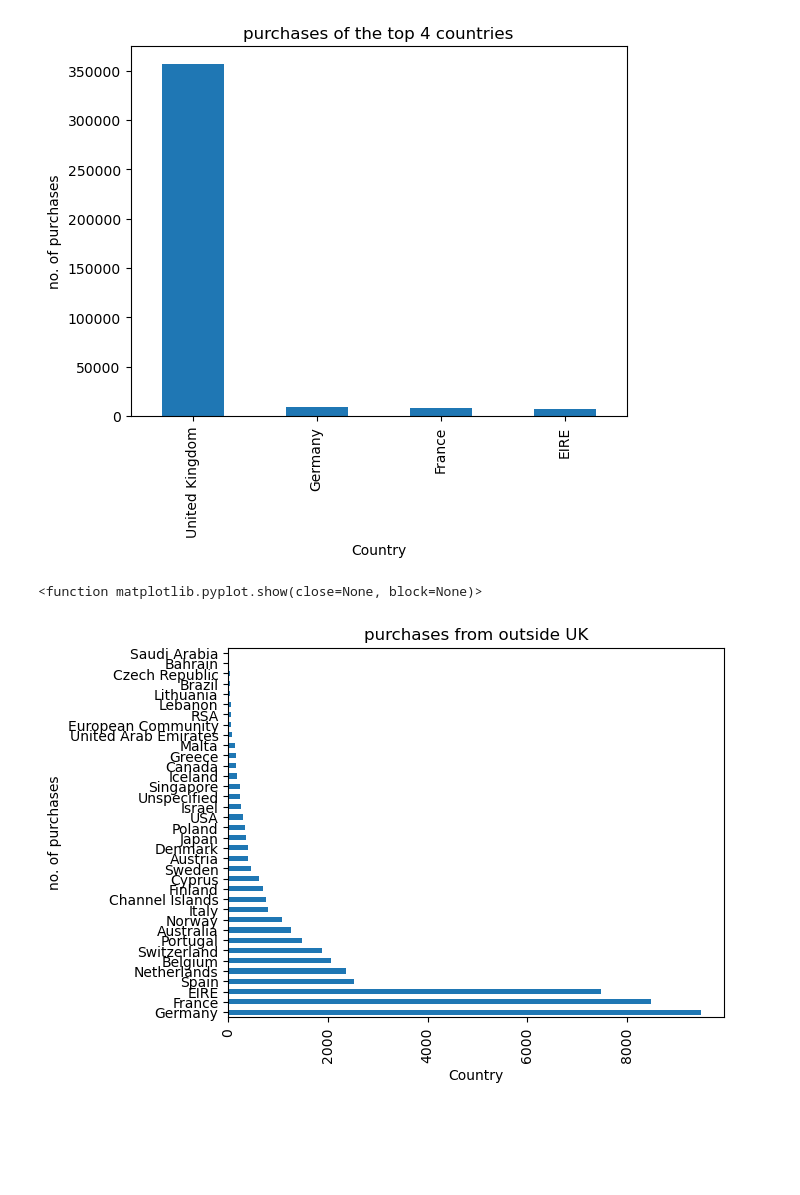
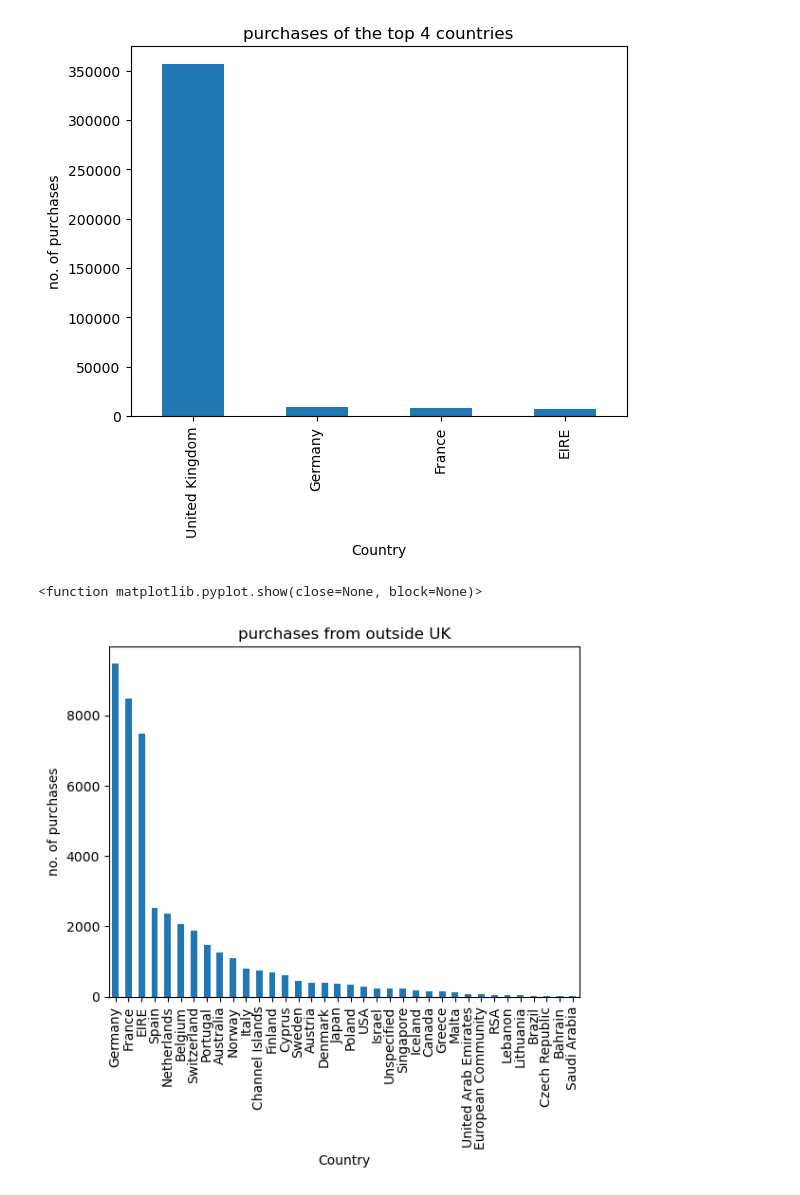
Before and after one commit to Nkoidila/learning_data_visualization, a Jupyter notebook: univariate_analysis.ipynb, the cells around one changed output. Drawn from its saved outputs; the diff is of its cells as text; code cells hidden in the pictures; blank space fills up the shorter version.

```diff
--- a/univariate_analysis.ipynb
+++ b/univariate_analysis.ipynb
@@ -155,13 +155,13 @@ plt.show
 # %%
 #plotting a bar chart showing purchases of other countries(excluding the main i.e UK)
 other_countries=country_purchases.iloc[1:]
 
-other_countries.plot(kind='barh')
+other_countries.plot(kind='bar')
 plt.xlabel('Country')
 plt.ylabel('no. of purchases')
 plt.xticks(rotation=90)
 plt.title('purchases from outside UK')
 plt.show
 # %% [output]
 <function matplotlib.pyplot.show(close=None, block=None)>
-[figure, old version]
+[figure, new version]
```
Also changed, not shown: parts of 10 cells of this notebook.
